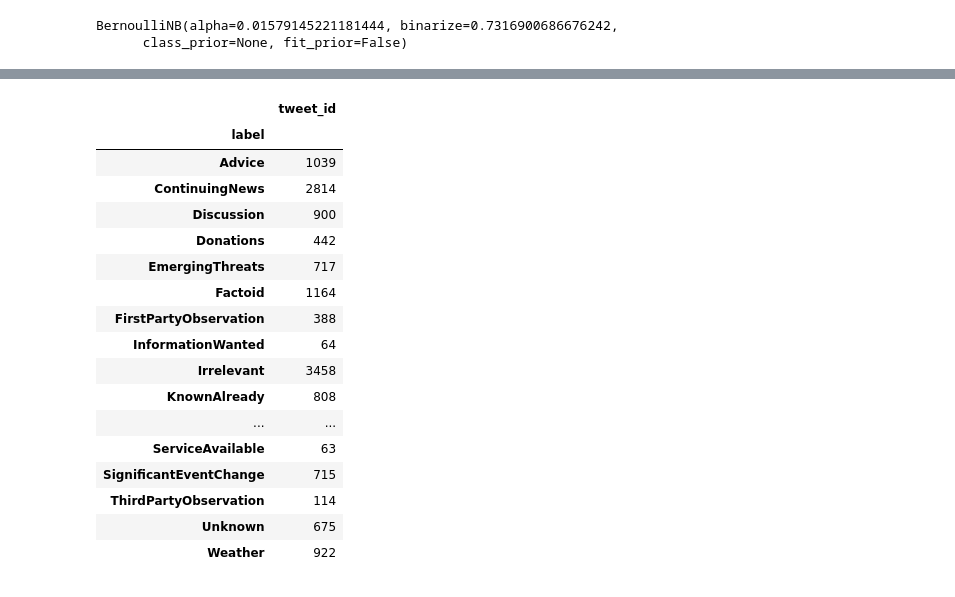
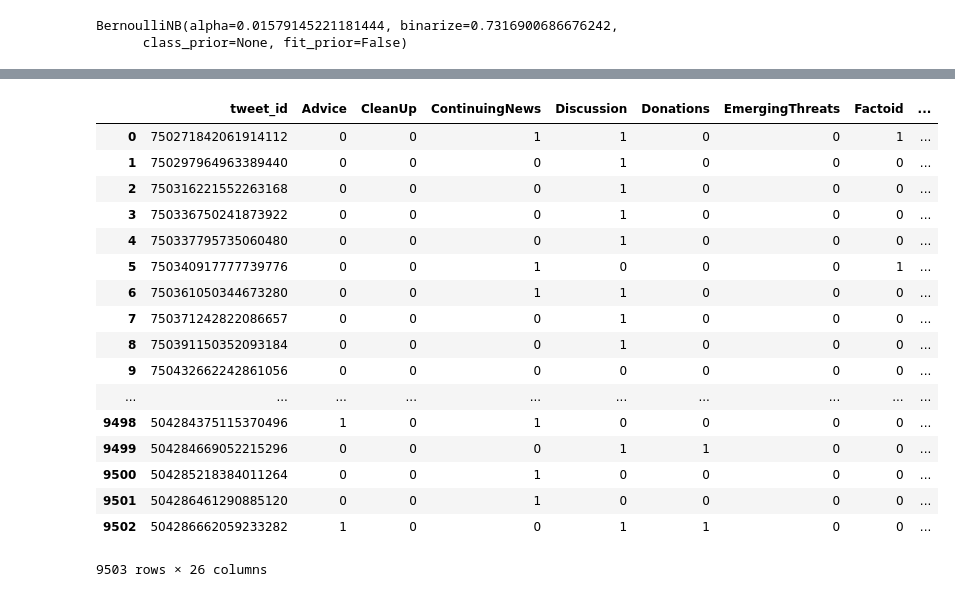
Before and after one commit to cbuntain/trecis, a Jupyter notebook: Baseline.ipynb, the cells around one changed output, grey strips where cells are left out. Saved outputs shown, nothing was run; the diff lists cells and outputs as text; code cells hidden in the pictures.

```diff
--- a/Baseline.ipynb
+++ b/Baseline.ipynb
@@ -525,0 +796,2 @@ print(X_test_data.shape)
+# %%
+clf.fit(X_data, y_data)
@@ -526,2 +802,2 @@ print(X_test_data.shape)
 # %%
-y_test_labels = fitted_model.predict(X_test_data)
+y_test_labels = clf.predict(X_test_data)
@@ -537,2 +804,6 @@ array([ 0,  0, 18,  2, 20,  3, 20, 12,  8,  0, 12, 17, 14,  8,  8, 17,  0,
 # %%
-labeled_test_data = list(zip([t["id"] for t in test_tweets], y_test_labels))
+all_rows = []
+for tid, row_labels in zip([t["id"] for t in test_tweets], y_test_labels):
+
+    row = [tid] + row_labels.tolist()
+    all_rows.append(row)
@@ -541,22 +809,0 @@ id_to_cat_map = {y:x for x,y in category_to_label.items()}
-# %%
-df = pd.DataFrame([{"tweet_id":tup[0], "label": id_to_cat_map[tup[1]]} for tup in labeled_test_data])
-df.groupby("label").count()
-# %% [output]
-|  | tweet_id |
-| label |  |
-| Advice | 1039 |
-| ContinuingNews | 2814 |
-| Discussion | 900 |
-| Donations | 442 |
-| EmergingThreats | 717 |
-| Factoid | 1164 |
-| FirstPartyObservation | 388 |
-| InformationWanted | 64 |
-| Irrelevant | 3458 |
-| KnownAlready | 808 |
-| ... | ... |
-| ServiceAvailable | 63 |
-| SignificantEventChange | 715 |
-| ThirdPartyObservation | 114 |
-| Unknown | 675 |
-| Weather | 922 |
@@ -564,0 +810,28 @@ df.to_csv("trec2018_test_results_run_baseline.csv", index=None)
+# %%
+
+id_to_cat_map = {y:x for x,y in category_to_label.items()}
+
+df = pd.DataFrame(all_rows, columns=["tweet_id"] + [indexer_inv[i] for i in range(len(indexer_inv))])
+
+df.to_csv("trec2019_test_results_run_baseline_multi.csv", index=None)
+# %%
+df
+# %% [output]
+|  | tweet_id | Advice | CleanUp | ContinuingNews | Discussion | Donations | EmergingThreats | Factoid | ... |
+| 0 | 750271842061914112 | 0 | 0 | 1 | 1 | 0 | 0 | 1 | ... |
+| 1 | 750297964963389440 | 0 | 0 | 0 | 1 | 0 | 0 | 0 | ... |
+| 2 | 750316221552263168 | 0 | 0 | 0 | 1 | 0 | 0 | 0 | ... |
+| 3 | 750336750241873922 | 0 | 0 | 0 | 1 | 0 | 0 | 0 | ... |
+| 4 | 750337795735060480 | 0 | 0 | 0 | 1 | 0 | 0 | 0 | ... |
+| 5 | 750340917777739776 | 0 | 0 | 1 | 0 | 0 | 0 | 1 | ... |
+| 6 | 750361050344673280 | 0 | 0 | 1 | 1 | 0 | 0 | 0 | ... |
+| 7 | 750371242822086657 | 0 | 0 | 0 | 1 | 0 | 0 | 0 | ... |
+| 8 | 750391150352093184 | 0 | 0 | 0 | 1 | 0 | 0 | 0 | ... |
+| 9 | 750432662242861056 | 0 | 0 | 0 | 0 | 0 | 0 | 0 | ... |
+| ... | ... | ... | ... | ... | ... | ... | ... | ... | ... |
+| 9498 | 504284375115370496 | 1 | 0 | 1 | 0 | 0 | 0 | 0 | ... |
+| 9499 | 504284669052215296 | 0 | 0 | 0 | 1 | 1 | 0 | 0 | ... |
+| 9500 | 504285218384011264 | 0 | 0 | 1 | 0 | 0 | 0 | 0 | ... |
+| 9501 | 504286461290885120 | 0 | 0 | 1 | 0 | 0 | 0 | 0 | ... |
+| 9502 | 504286662059233282 | 1 | 0 | 0 | 1 | 1 | 0 | 0 | ... |
+9503 rows × 26 columns
```
Also changed, not shown: parts of 50 cells of this notebook, 6 other files.
